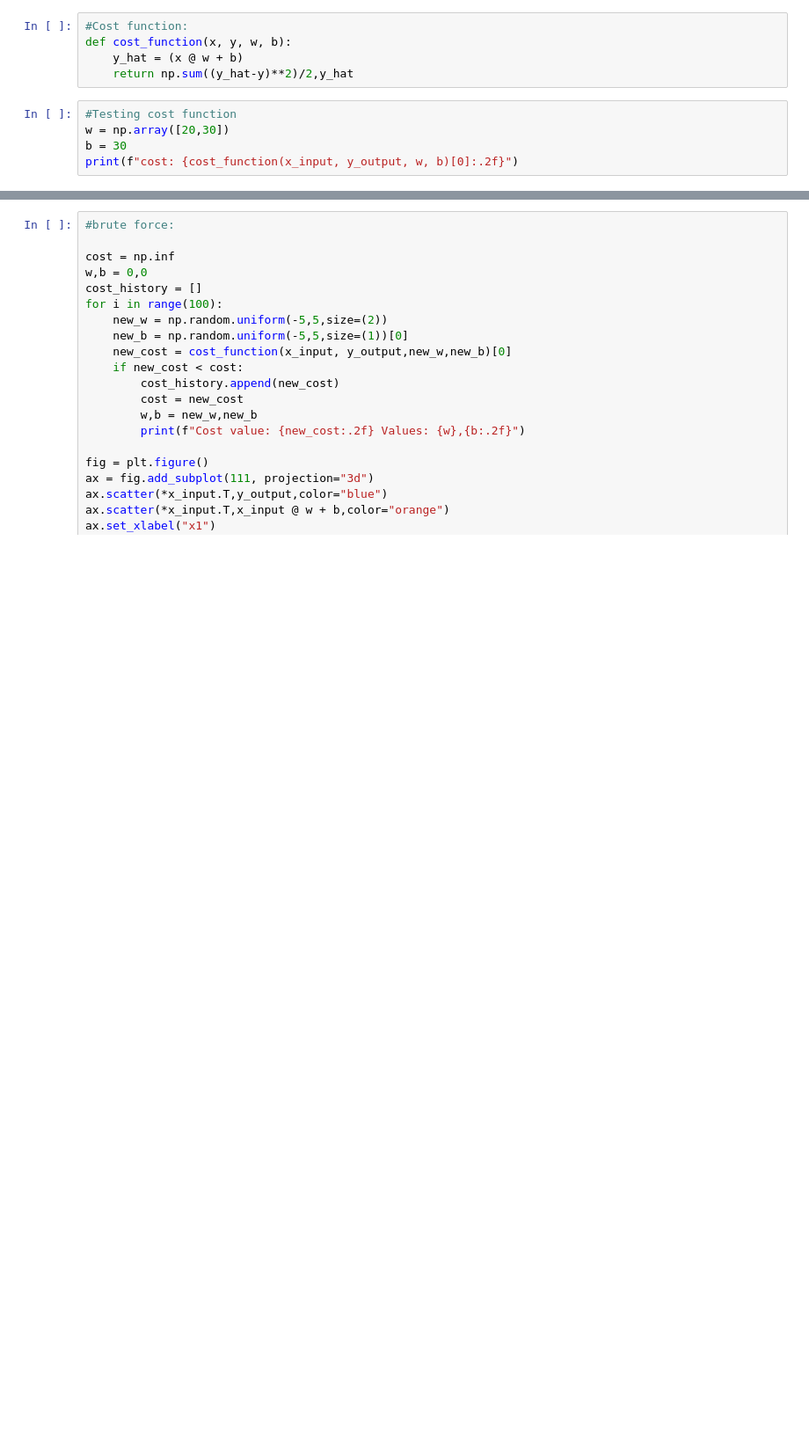
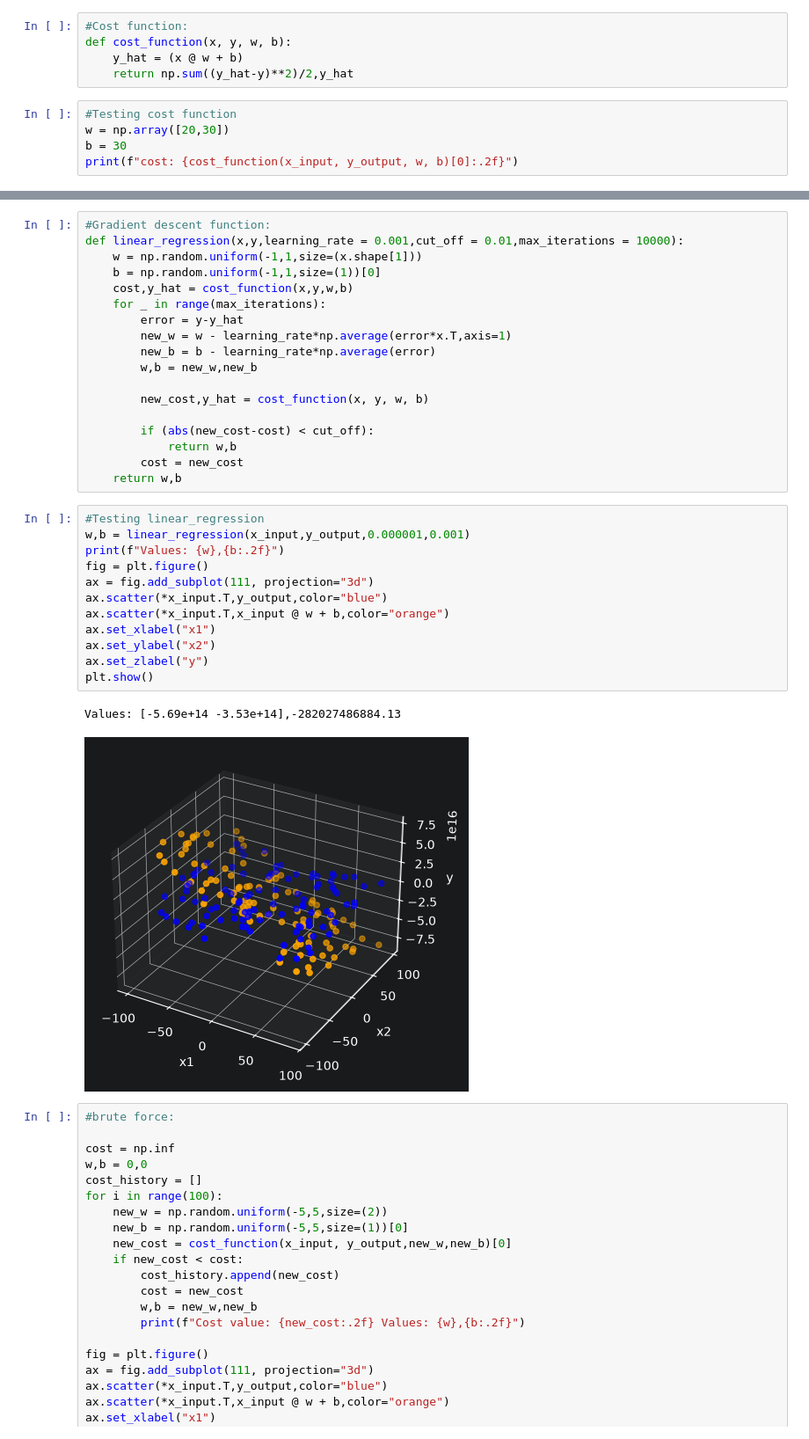
Before and after one commit to S-M-production/Reinforcement-Learning-Basics, a Jupyter notebook: notebooks/models/multi_input_linear_regression.ipynb, the cells around one changed output, grey strips where cells are left out. Shown at 88% size. Cells and saved outputs as stored; diff of their text form; blank space fills up the shorter version.

Commit message:
Created function out of multi-input linear regression

```diff
--- a/notebooks/models/multi_input_linear_regression.ipynb
+++ b/notebooks/models/multi_input_linear_regression.ipynb
@@ -62,6 +61,39 @@ for _ in range(max_iterations):
     cost = new_cost
     cost_history.append(cost)
 print(f"Cost value: {cost:.2f} Values: {w},{b:.2f}")
+# %%
+#Gradient descent function:
+def linear_regression(x,y,learning_rate = 0.001,cut_off = 0.01,max_iterations = 10000):
+    w = np.random.uniform(-1,1,size=(x.shape[1]))
+    b = np.random.uniform(-1,1,size=(1))[0]
+    cost,y_hat = cost_function(x,y,w,b)
+    for _ in range(max_iterations):
+        error = y-y_hat
+        new_w = w - learning_rate*np.average(error*x.T,axis=1)
+        new_b = b - learning_rate*np.average(error)
+        w,b = new_w,new_b
+
+        new_cost,y_hat = cost_function(x, y, w, b)
+
+        if (abs(new_cost-cost) < cut_off):
+            return w,b
+        cost = new_cost
+    return w,b
+# %%
+#Testing linear_regression
+w,b = linear_regression(x_input,y_output,0.000001,0.001)
+print(f"Values: {w},{b:.2f}")
+fig = plt.figure()
+ax = fig.add_subplot(111, projection="3d")
+ax.scatter(*x_input.T,y_output,color="blue")
+ax.scatter(*x_input.T,x_input @ w + b,color="orange")
+ax.set_xlabel("x1")
+ax.set_ylabel("x2")
+ax.set_zlabel("y")
+plt.show()
+# %% [output]
+Values: [-5.69e+14 -3.53e+14],-282027486884.13
+[figure, added]
 # %%
 #brute force:
 
```
Also changed, not shown: parts of 1 cell of this notebook, 1 other file.
